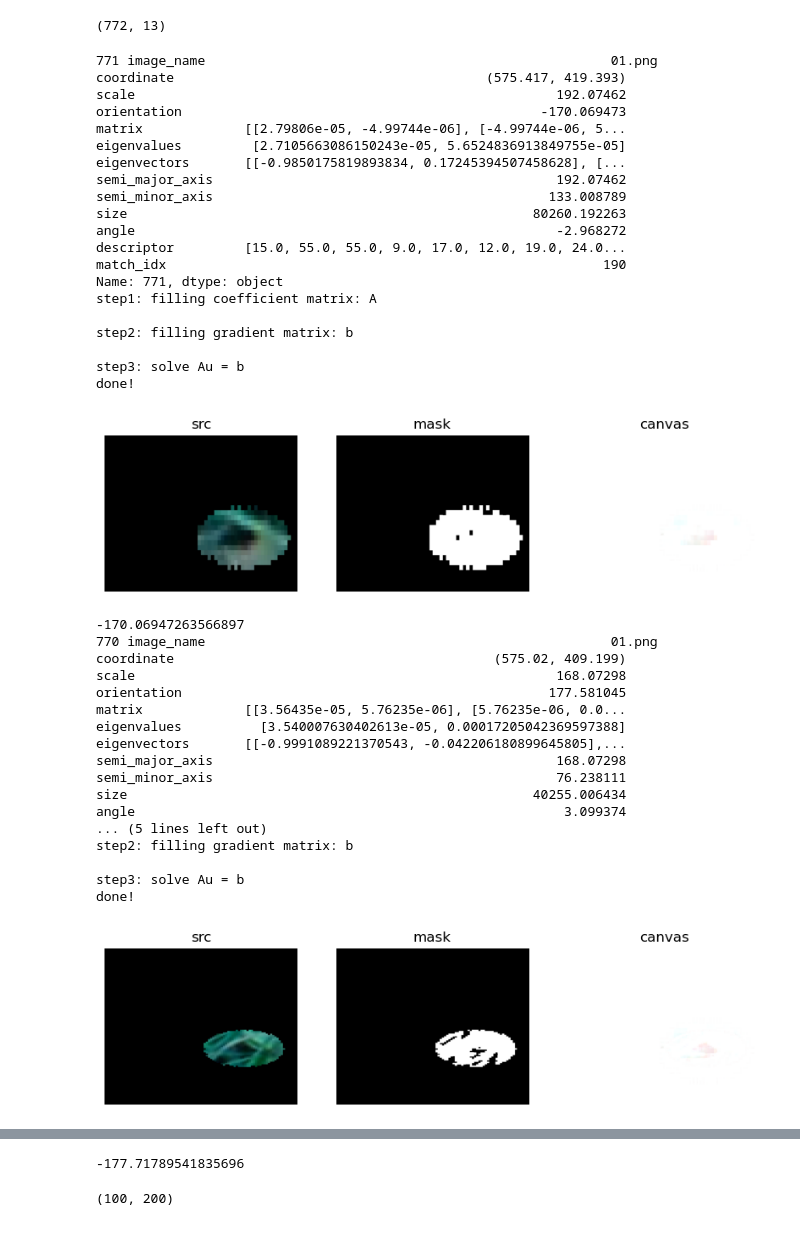
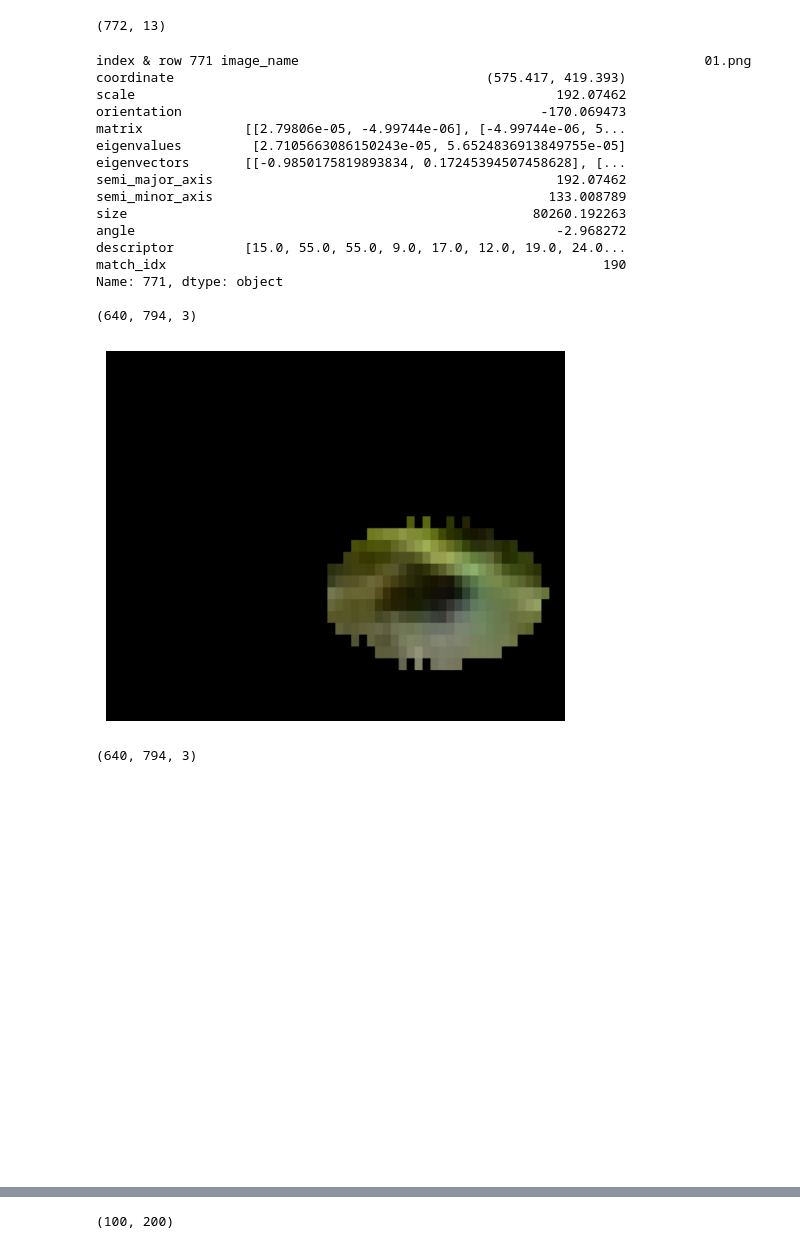
Before and after one commit to LeoHsuProgrammingLab/2024-Spring-Digital_Image_Processing_Final_Project, a Jupyter notebook: test_proj/test2.ipynb, the cells around one changed output, grey strips where cells are left out. Drawn from its saved outputs; the diff is of its cells as text; code cells hidden in the pictures.

```diff
--- a/test_proj/test2.ipynb
+++ b/test_proj/test2.ipynb
@@ -201,8 +200,8 @@ canvas = np.full((image.shape[0], image.shape[1], image.shape[2]), 1.0, dtype =
 colored = np.full((image.shape[0], image.shape[1]), False)
 
 
-for index, row in tqdm(target_df.iterrows()):
-    print(index, row)
+for index, row in tqdm(target_df.iterrows(), total=target_df.shape[0]):
+    print("index & row", index, row, '\n')
 
     match_idx = row['match_idx']
     match_image_name  = dataset_df.loc[match_idx, 'image_name']
@@ -241,67 +240,51 @@ for index, row in tqdm(target_df.iterrows()):
 
     # resized_cropped_with_alpha = rotate_image(resized_cropped_with_alpha, 180 - this_o)
 
-    null_canvas = np.zeros_like(canvas).astype(np.uint8)
+    null_canvas_4_src = np.zeros_like(canvas).astype(np.uint8)
     # the image is collage
-    collage_canvas = paste_image_with_alpha(null_canvas, resized_cropped, int(this_u), int(this_v))
-    # normalize
-    src = (collage_canvas / 255.0).astype(np.float32)
+    src = (paste_image_with_alpha(null_canvas_4_src, resized_cropped, int(this_u), int(this_v)) / 255.0).astype(np.float32)
 
+    # solve the equation
     this_vals, this_vecs = eig(this_A)
     this_major_axis_length = 1 / np.sqrt(this_vals[0])
     this_minor_axis_length = 1 / np.sqrt(this_vals[1])
     this_angle = np.arctan2(this_vecs[1, 0], this_vecs[0, 0])
     this_y, this_x = np.ogrid[:canvas.shape[0], :canvas.shape[1]]
     this_x = this_x - this_u
     this_y = this_y - this_v
     this_ellipse_mask = ((this_x * np.cos(this_angle) + this_y * np.sin(this_angle))**2 / this_major_axis_length**2 +
                          (this_y * np.cos(this_angle) - this_x * np.sin(this_angle))**2 / this_minor_axis_length**2) <= 1
     mask = np.all(src != 0, axis=-1)
     mask = np.where(mask == True, 255, 0)
+    mask = mask / 255.0
 
-    canvas, overlap = poisson.poisson_blend(src, mask / 255.0, canvas, 'mix', 'temp')
+    show_img(src)
+    show_img(canvas)
+    print(np.unique(mask))
+    canvas, overlap = poisson.poisson_blend(src, mask, canvas, 'mix', 'temp')
+
+    # normalize for next iteration
     canvas = (canvas / 255.0).astype(np.float32)
 
-    show_results(src, mask, canvas, this_o)
-
-    if index == 763: break
+canvas = (canvas * 255.0).astype(np.uint8)
+show_results(src, mask, canvas, this_o)
 # %% [output]
-771 image_name                                                    01.png
+index & row 771 image_name                                                    01.png
 coordinate                                        (575.417, 419.393)
 scale                                                      192.07462
 orientation                                              -170.069473
 matrix             [[2.79806e-05, -4.99744e-06], [-4.99744e-06, 5...
 eigenvalues         [2.7105663086150243e-05, 5.6524836913849755e-05]
 eigenvectors       [[-0.9850175819893834, 0.17245394507458628], [...
 semi_major_axis                                            192.07462
 semi_minor_axis                                           133.008789
 size                                                    80260.192263
 angle                                                      -2.968272
 descriptor         [15.0, 55.0, 55.0, 9.0, 17.0, 12.0, 19.0, 24.0...
 match_idx                                                        190
 Name: 771, dtype: object
-step1: filling coefficient matrix: A
 
-step2: filling gradient matrix: b
-
-step3: solve Au = b
-done!
+(640, 794, 3)
-[figure, old version]
+[figure, new version]
--170.06947263566897
-770 image_name                                                    01.png
-coordinate                                         (575.02, 409.199)
-scale                                                      168.07298
-orientation                                               177.581045
-matrix             [[3.56435e-05, 5.76235e-06], [5.76235e-06, 0.0...
-eigenvalues          [3.540007630402613e-05, 0.00017205042369597388]
-eigenvectors       [[-0.9991089221370543, -0.042206180899645805],...
-semi_major_axis                                            168.07298
-semi_minor_axis                                            76.238111
-size                                                    40255.006434
-angle                                                       3.099374
-... (5 lines left out)
-step2: filling gradient matrix: b
-
-step3: solve Au = b
-done!
+(640, 794, 3)
-[figure, old version]
+[figure, new version]
@@ -362,4 +301,3 @@ done!
--177.71789541835696
 # %%
 src = np.zeros((100, 200), dtype=np.uint8)
 cv2.rectangle(src, (50, 25), (150, 75), 128, -1)  # Gray rectangle
```
Also changed, not shown: parts of 3 cells of this notebook, 11 other files.
